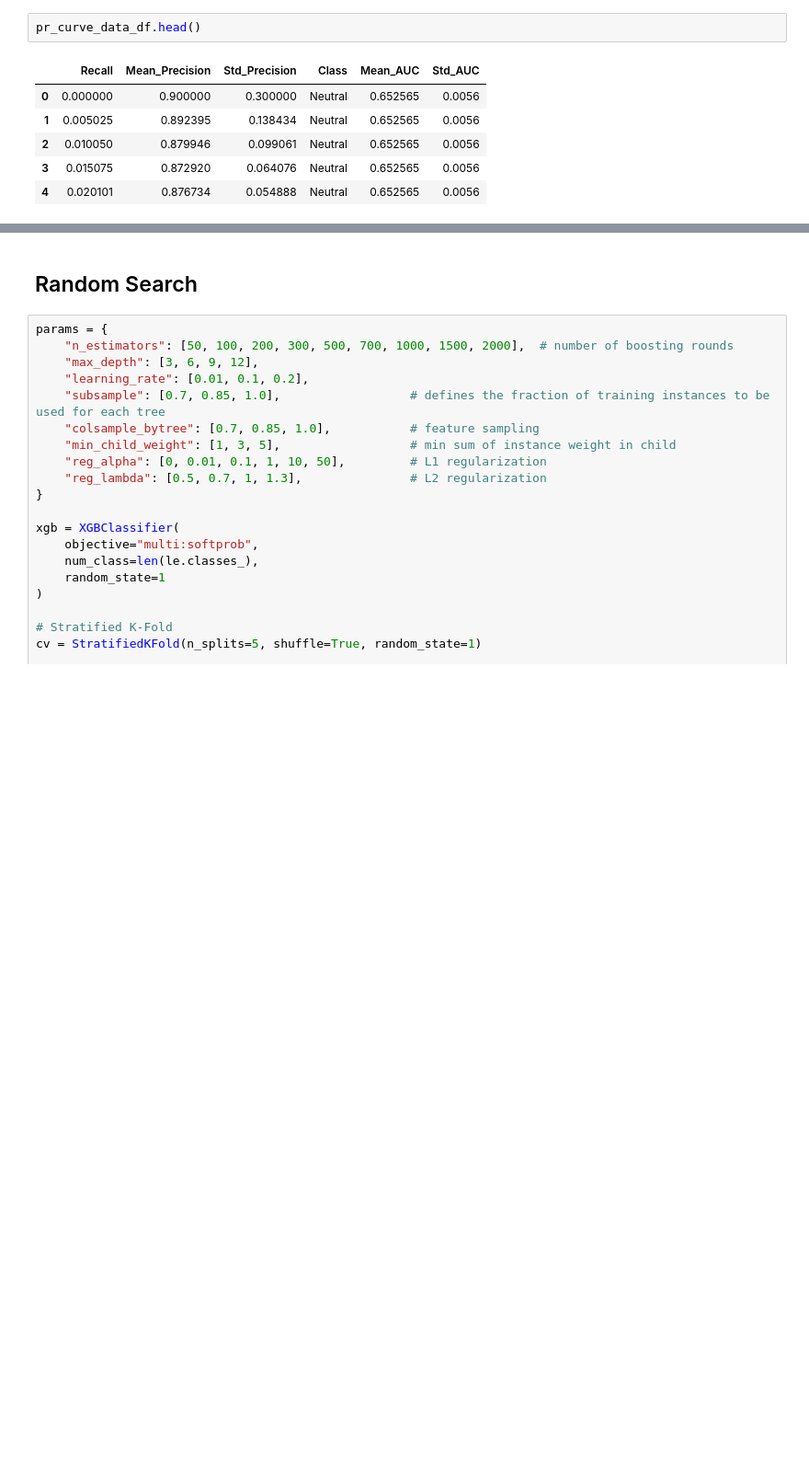
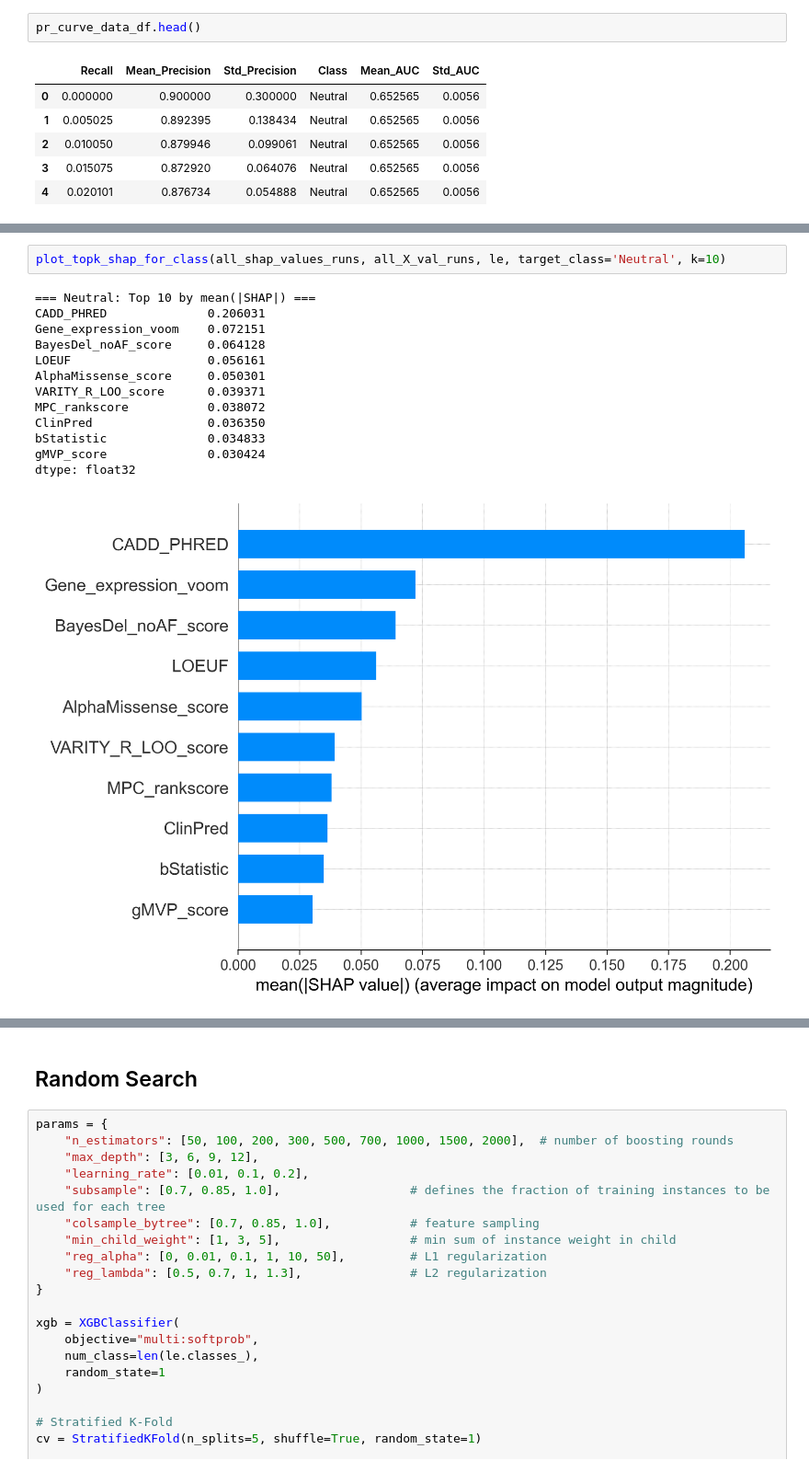
Before and after one commit to QuantitativeBiology/BECancerResistome, a Jupyter notebook: BECancerResistome/Prediction/Classifier_2.ipynb, the cells around one changed output, grey strips where cells are left out. Shown at 92% size. Saved outputs shown, nothing was run; the diff lists cells and outputs as text; blank space fills up the shorter version.

```diff
--- a/BECancerResistome/Prediction/Classifier_2.ipynb
+++ b/BECancerResistome/Prediction/Classifier_2.ipynb
@@ -1294,0 +1426,16 @@ pr_curve_data_df.head()
+# %%
+plot_topk_shap_for_class(all_shap_values_runs, all_X_val_runs, le, target_class='Neutral', k=10)
+# %% [output]
+=== Neutral: Top 10 by mean(|SHAP|) ===
+CADD_PHRED              0.206031
+Gene_expression_voom    0.072151
+BayesDel_noAF_score     0.064128
+LOEUF                   0.056161
+AlphaMissense_score     0.050301
+VARITY_R_LOO_score      0.039371
+MPC_rankscore           0.038072
+ClinPred                0.036350
+bStatistic              0.034833
+gMVP_score              0.030424
+dtype: float32
+[figure, added]
```
Also changed, not shown: parts of 35 cells of this notebook, 3 other files.
